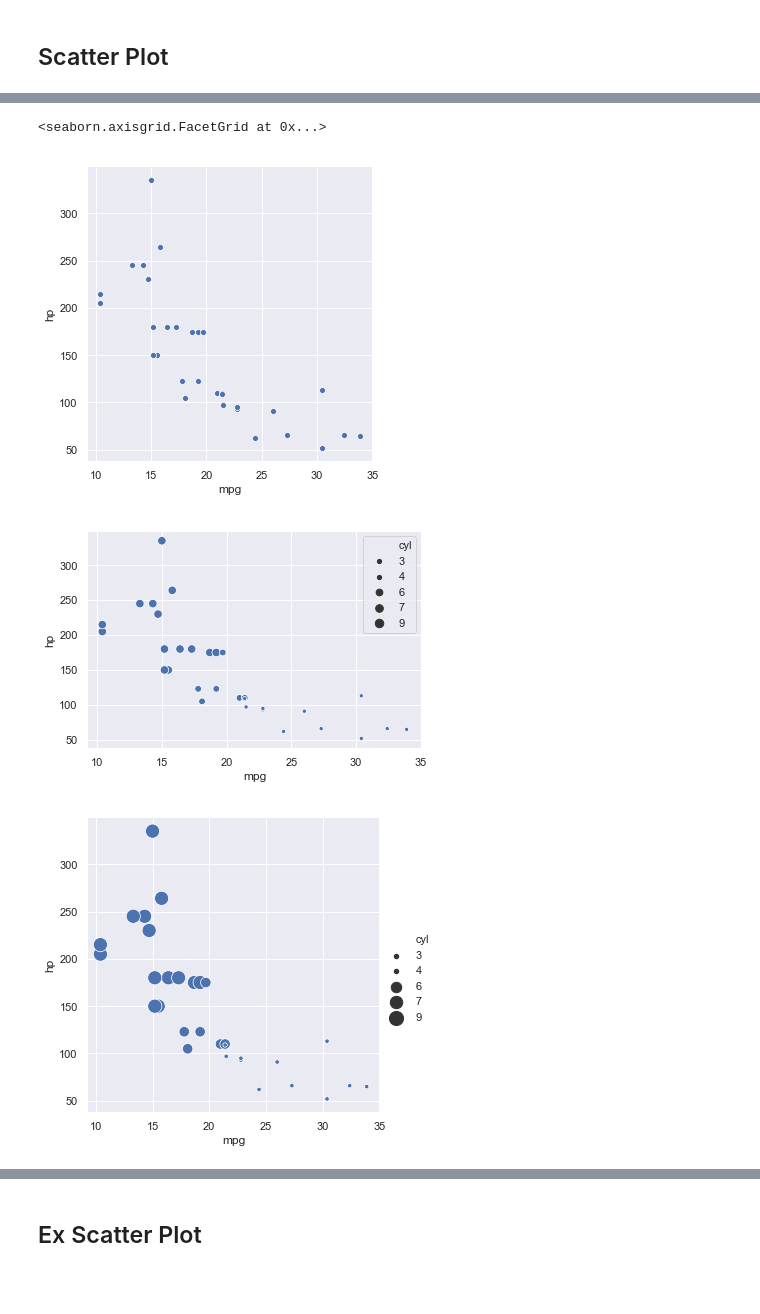
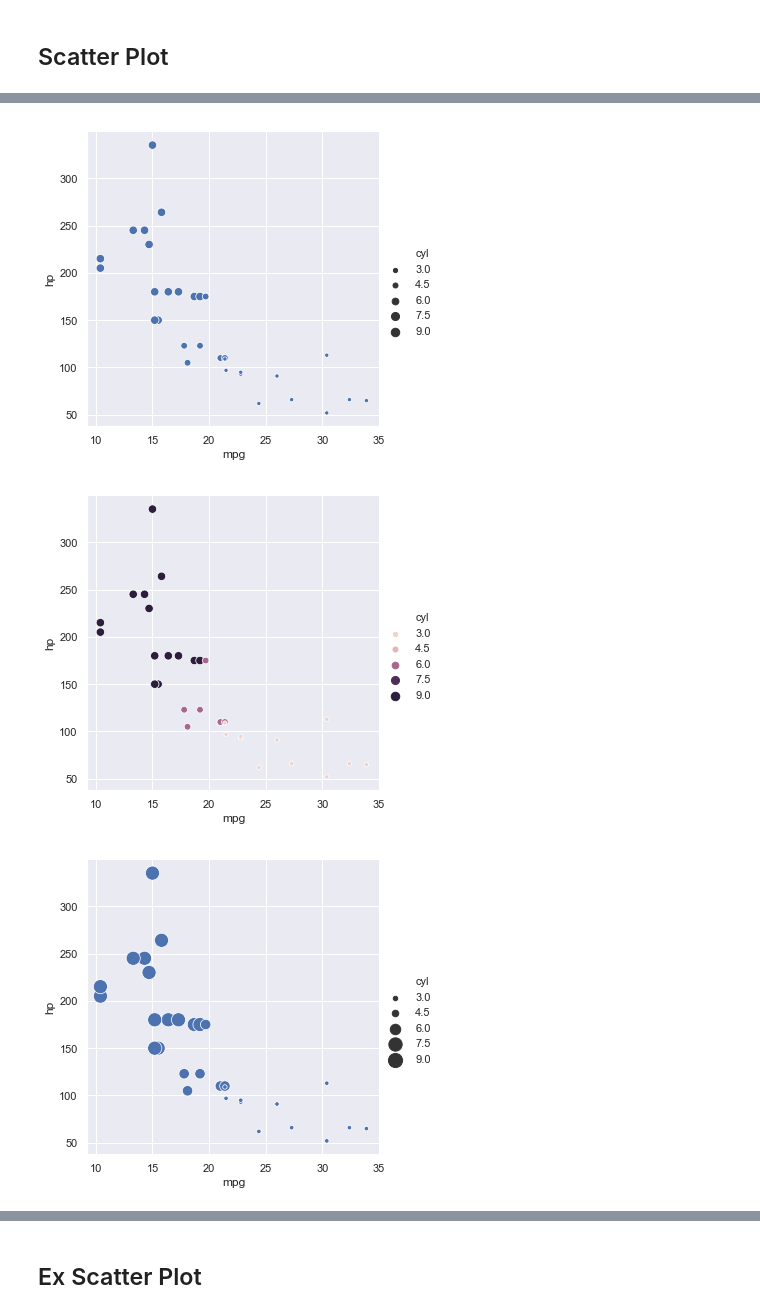
Before and after one commit to anqitu/PythonStatisticsTraining, a Jupyter notebook: Module_2_Data_Visualization_Seaborn.ipynb, the cells around one changed output, grey strips where cells are left out. Saved outputs shown, nothing was run; the diff lists cells and outputs as text; code cells hidden in the pictures; blank space fills up the shorter version.

```diff
--- a/Module_2_Data_Visualization_Seaborn.ipynb
+++ b/Module_2_Data_Visualization_Seaborn.ipynb
@@ -7,5 +17,4 @@ import matplotlib.pyplot as plt
 # %%
-import pandas as pd
-
-mtcars = pd.read_csv('data/mtcars.csv',usecols=['car_names', 'mpg','hp','cyl','am'],index_col='car_names')
-#mtcars
+mtcars = pd.read_csv('data/mtcars.csv',
+                     index_col='car_names')
+mtcars.head()
@@ -47,0 +76,3 @@ sns.relplot(x="mpg", y="hp", data=mtcars, kind = 'line')
+# %%
+mtcars['am'] = mtcars['am'].astype(str)
+mtcars.info()
@@ -47,0 +96,3 @@ sns.relplot(x="mpg", y="hp", data=mtcars, kind = 'line')
+# %%
+mtcars['am'] = mtcars['am'].astype(int)
+mtcars.info()
@@ -48,16 +121,19 @@ sns.relplot(x="mpg", y="hp", data=mtcars, kind = 'line')
+# %%
+# mtcars['cyl'] = mtcars['cyl'].astype(str)
+# mtcars['cyl'] = mtcars['cyl'].astype(int)
+mtcars['cyl'] = mtcars['cyl'].astype(float)
 # %%
-sns.relplot(x="mpg", y="hp", data=mtcars, kind = 'scatter')
+sns.relplot(x="mpg", y="hp", size="cyl",data=mtcars);
 # %% [output]
-<seaborn.axisgrid.FacetGrid at 0x...>
-[figure, old version]
+[figure, new version]
 # %%
-sns.scatterplot(x="mpg", y="hp", size="cyl",data=mtcars);
+sns.relplot(x="mpg", y="hp", size="cyl", hue = 'cyl', data=mtcars);
 # %% [output]
-[figure, old version]
+[figure, new version]
 # %%
 sns.relplot(x="mpg", y="hp", size="cyl",sizes=(20, 200), data=mtcars);
 # %% [output]
-[figure, old version]
+[figure, new version]
 # %%
 sns.scatterplot(x="mpg", y="hp", hue="cyl", size="cyl",sizes=(20, 200),data=mtcars);
 # %% [output]
```
Also changed, not shown: parts of 49 cells of this notebook, 13 other files.
